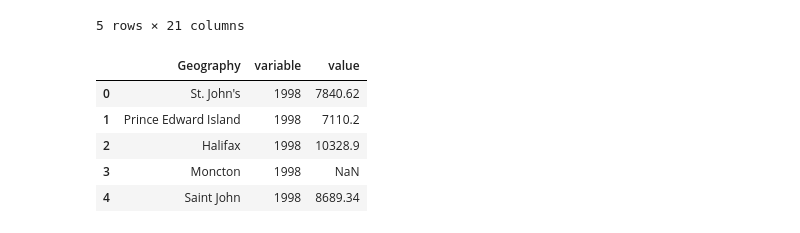
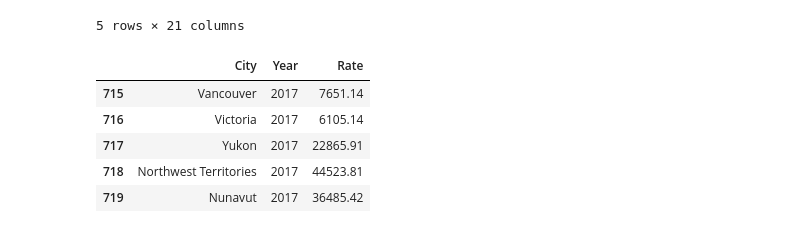
Before and after one commit to jtloong/blog_projects, a Jupyter notebook: cdn-crime/analysis.ipynb, the cells around one changed output. Cells and saved outputs as stored; diff of their text form; code cells hidden in the pictures.

```diff
--- a/cdn-crime/analysis.ipynb
+++ b/cdn-crime/analysis.ipynb
@@ -19,11 +19,14 @@ occurred_data.head()
 # %%
 data = occurred_data.melt(id_vars=['Geography'])
 data = data.replace('..', np.nan)
-data.head()
+data.columns = ['City', 'Year', 'Rate']
+data['Rate'] = data['Rate'].apply(pd.to_numeric)
+data['Year'] = data['Year'].apply(pd.to_numeric)
+data.tail()
 # %% [output]
-|  | Geography | variable | value |
-| 0 | St. John's | 1998 | 7840.62 |
-| 1 | Prince Edward Island | 1998 | 7110.2 |
-| 2 | Halifax | 1998 | 10328.9 |
-| 3 | Moncton | 1998 | NaN |
-| 4 | Saint John | 1998 | 8689.34 |
+|  | City | Year | Rate |
+| 715 | Vancouver | 2017 | 7651.14 |
+| 716 | Victoria | 2017 | 6105.14 |
+| 717 | Yukon | 2017 | 22865.91 |
+| 718 | Northwest Territories | 2017 | 44523.81 |
+| 719 | Nunavut | 2017 | 36485.42 |
```
Also changed, not shown: parts of 2 cells of this notebook.
